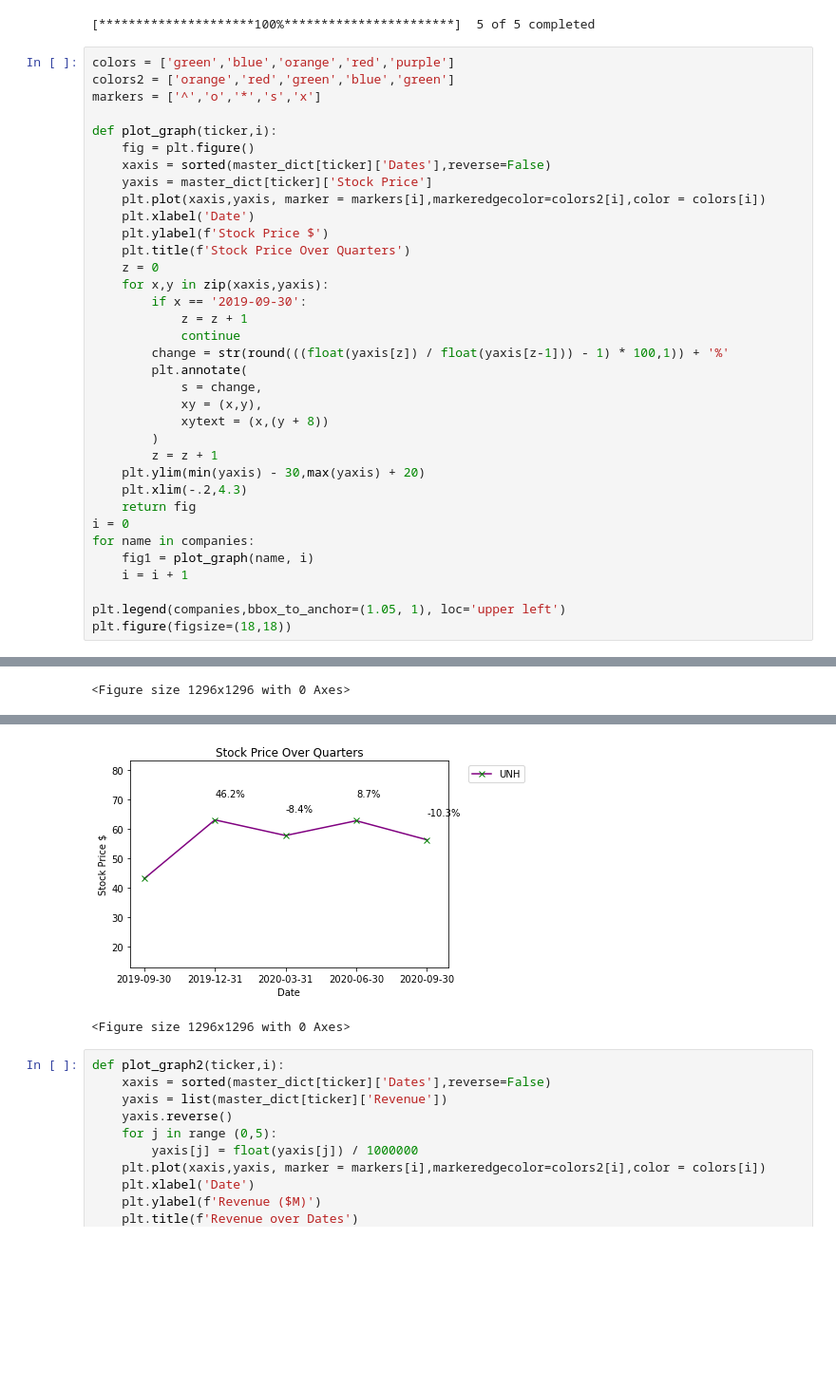
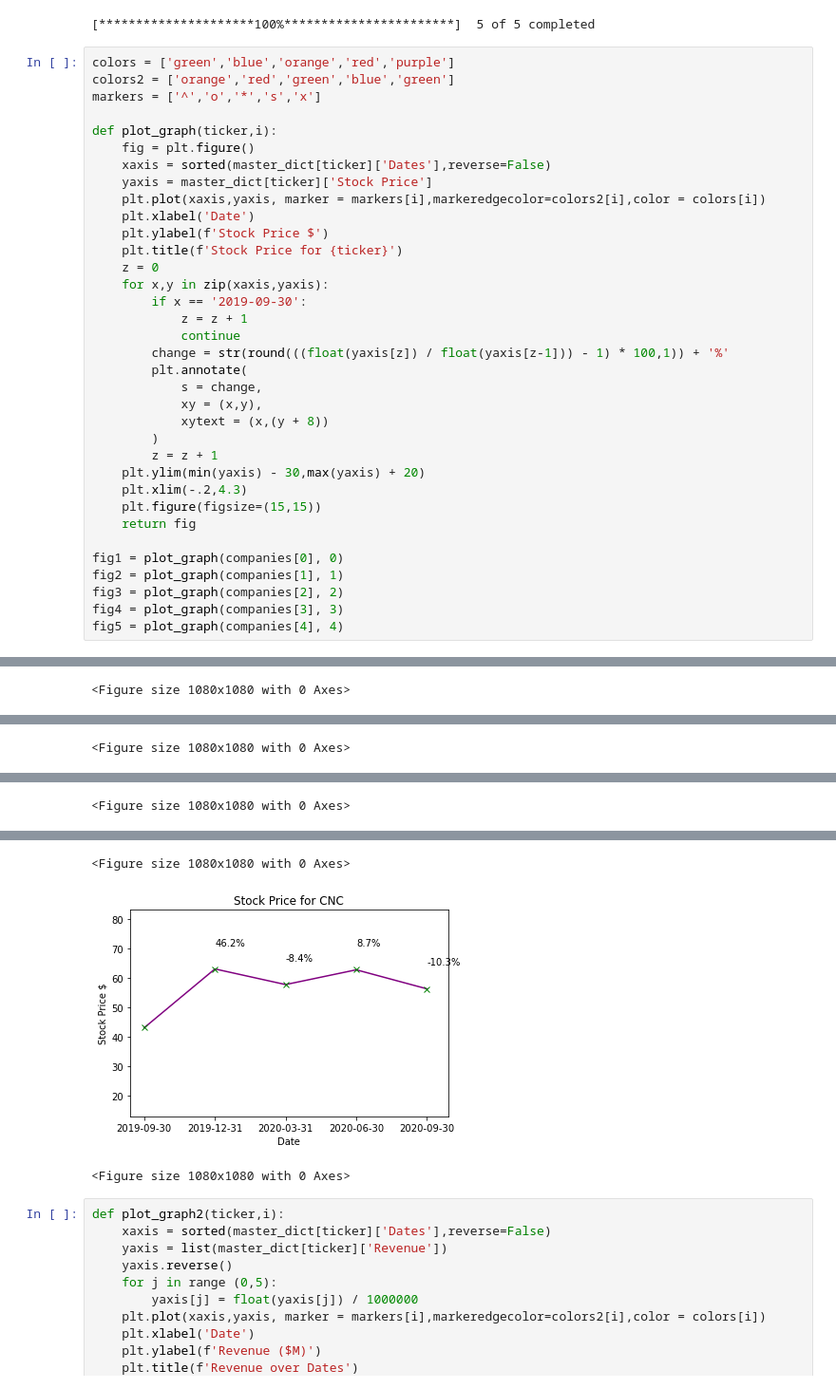
Before and after one commit to SDImperiale/ImperialeSource, a Jupyter notebook: Johan_Main_Insurance.ipynb, the cells around one changed output, grey strips where cells are left out. Shown at 95% size. Drawn from its saved outputs; the diff is of its cells as text; blank space fills up the shorter version.

```diff
--- a/Johan_Main_Insurance.ipynb
+++ b/Johan_Main_Insurance.ipynb
@@ -114,7 +114,7 @@ def plot_graph(ticker,i):
     plt.plot(xaxis,yaxis, marker = markers[i],markeredgecolor=colors2[i],color = colors[i])
     plt.xlabel('Date')
     plt.ylabel(f'Stock Price $')
-    plt.title(f'Stock Price Over Quarters')
+    plt.title(f'Stock Price for {ticker}')
     z = 0
     for x,y in zip(xaxis,yaxis):
         if x == '2019-09-30':
@@ -129,12 +129,12 @@ def plot_graph(ticker,i):
         z = z + 1
     plt.ylim(min(yaxis) - 30,max(yaxis) + 20)
     plt.xlim(-.2,4.3)
+    plt.figure(figsize=(15,15))
     return fig
-i = 0
-for name in companies:
-    fig1 = plot_graph(name, i)
-    i = i + 1
 
-plt.legend(companies,bbox_to_anchor=(1.05, 1), loc='upper left')
-plt.figure(figsize=(18,18))
+fig1 = plot_graph(companies[0], 0)
+fig2 = plot_graph(companies[1], 1)
+fig3 = plot_graph(companies[2], 2)
+fig4 = plot_graph(companies[3], 3)
+fig5 = plot_graph(companies[4], 4)
 # %% [output]
@@ -141 +142 @@ plt.figure(figsize=(18,18))
-<Figure size 1296x1296 with 0 Axes>
+<Figure size 1080x1080 with 0 Axes>
@@ -143,0 +144 @@ plt.figure(figsize=(18,18))
+<Figure size 1080x1080 with 0 Axes>
@@ -144,0 +146 @@ plt.figure(figsize=(18,18))
+<Figure size 1080x1080 with 0 Axes>
@@ -146,5 +148,6 @@ plt.figure(figsize=(18,18))
+<Figure size 1080x1080 with 0 Axes>
-[figure, old version]
+[figure, new version]
-<Figure size 1296x1296 with 0 Axes>
+<Figure size 1080x1080 with 0 Axes>
 # %%
 def plot_graph2(ticker,i):
     xaxis = sorted(master_dict[ticker]['Dates'],reverse=False)
```
Also changed, not shown: parts of 2 cells of this notebook.
